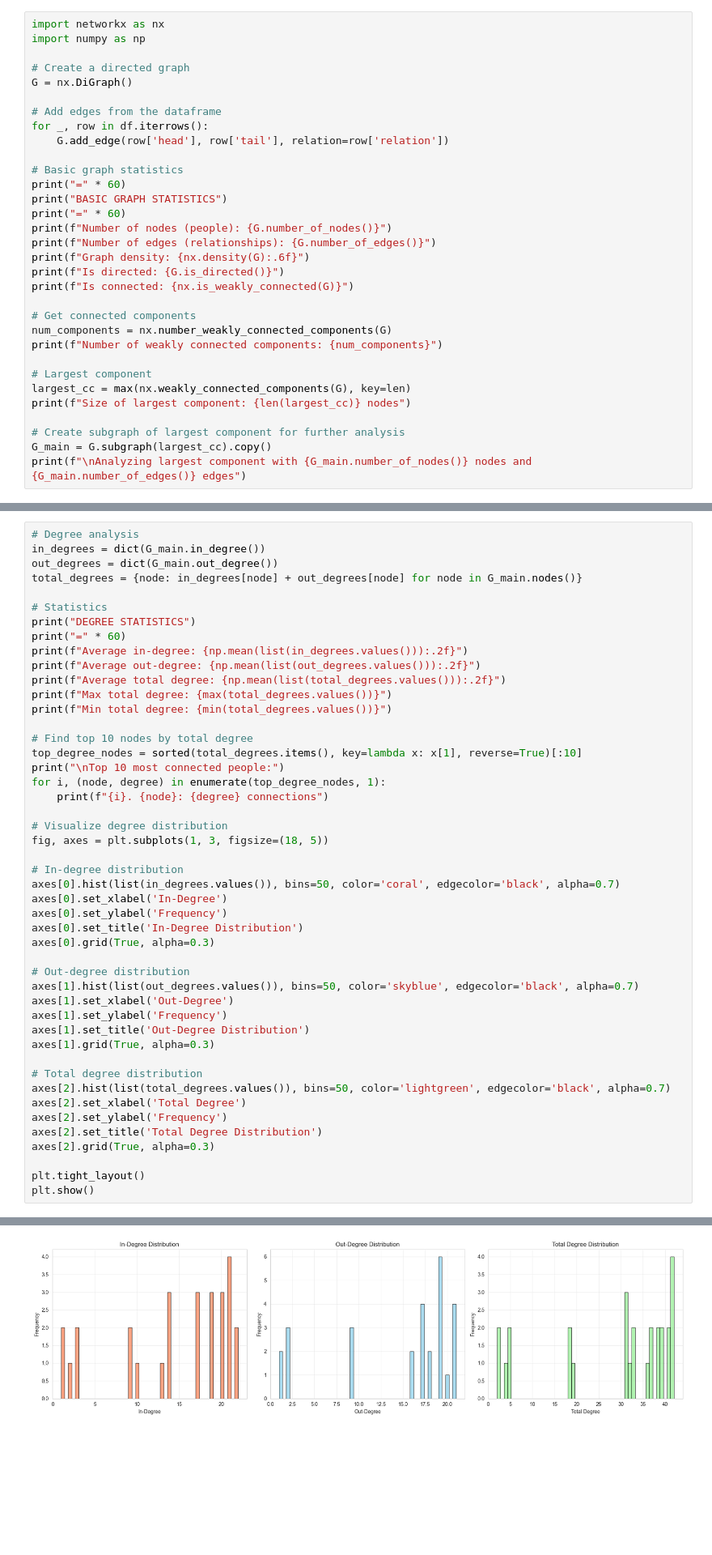
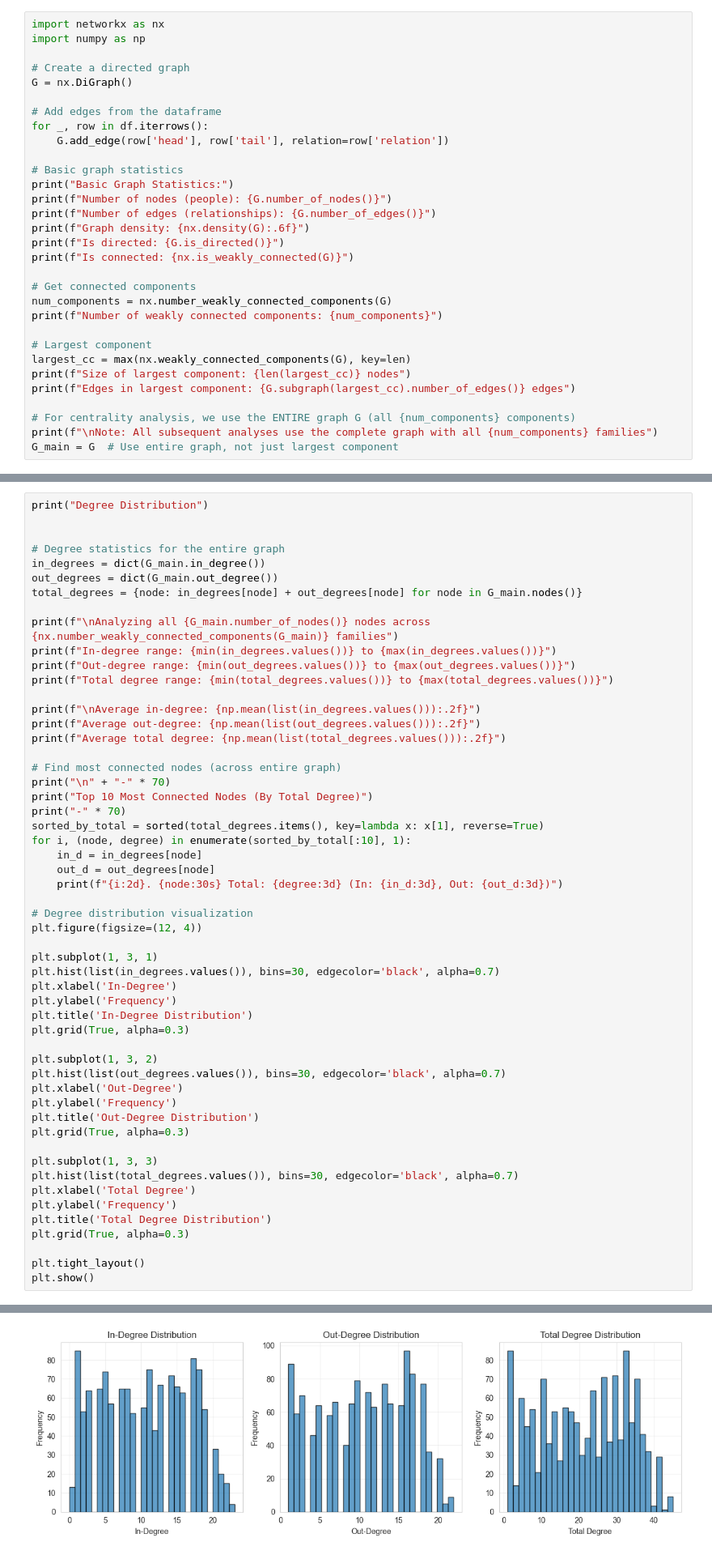
Before and after one commit to dnebhrajani/metafam-knowledge-graph, a Jupyter notebook: task1_exploration.ipynb, the cells around one changed output, grey strips where cells are left out. Shown at 81% size. Drawn from its saved outputs; the diff is of its cells as text; blank space fills up the shorter version.

```diff
--- a/task1_exploration.ipynb
+++ b/task1_exploration.ipynb
@@ -357,9 +321,7 @@ for _, row in df.iterrows():
     G.add_edge(row['head'], row['tail'], relation=row['relation'])
 
 # Basic graph statistics
-print("=" * 60)
-print("BASIC GRAPH STATISTICS")
-print("=" * 60)
+print("Basic Graph Statistics:")
 print(f"Number of nodes (people): {G.number_of_nodes()}")
 print(f"Number of edges (relationships): {G.number_of_edges()}")
 print(f"Graph density: {nx.density(G):.6f}")
@@ -373,8 +335,9 @@ print(f"Number of weakly connected components: {num_components}")
 # Largest component
 largest_cc = max(nx.weakly_connected_components(G), key=len)
 print(f"Size of largest component: {len(largest_cc)} nodes")
+print(f"Edges in largest component: {G.subgraph(largest_cc).number_of_edges()} edges")
 
-# Create subgraph of largest component for further analysis
-G_main = G.subgraph(largest_cc).copy()
-print(f"\nAnalyzing largest component with {G_main.number_of_nodes()} nodes and {G_main.number_of_edges()} edges")
+# For centrality analysis, we use the ENTIRE graph G (all {num_components} components)
+print(f"\nNote: All subsequent analyses use the complete graph with all {num_components} families")
+G_main = G  # Use entire graph, not just largest component
 # %% [output]
@@ -397,47 +359,54 @@ Degree distribution tells us how many relationships each person has. In a family
 # %%
-# Degree analysis
+print("Degree Distribution")
+
+
+# Degree statistics for the entire graph
 in_degrees = dict(G_main.in_degree())
 out_degrees = dict(G_main.out_degree())
 total_degrees = {node: in_degrees[node] + out_degrees[node] for node in G_main.nodes()}
 
-# Statistics
-print("DEGREE STATISTICS")
-print("=" * 60)
-print(f"Average in-degree: {np.mean(list(in_degrees.values())):.2f}")
+print(f"\nAnalyzing all {G_main.number_of_nodes()} nodes across {nx.number_weakly_connected_components(G_main)} families")
+print(f"In-degree range: {min(in_degrees.values())} to {max(in_degrees.values())}")
+print(f"Out-degree range: {min(out_degrees.values())} to {max(out_degrees.values())}")
+print(f"Total degree range: {min(total_degrees.values())} to {max(total_degrees.values())}")
+
+print(f"\nAverage in-degree: {np.mean(list(in_degrees.values())):.2f}")
 print(f"Average out-degree: {np.mean(list(out_degrees.values())):.2f}")
 print(f"Average total degree: {np.mean(list(total_degrees.values())):.2f}")
-print(f"Max total degree: {max(total_degrees.values())}")
-print(f"Min total degree: {min(total_degrees.values())}")
 
-# Find top 10 nodes by total degree
-top_degree_nodes = sorted(total_degrees.items(), key=lambda x: x[1], reverse=True)[:10]
-print("\nTop 10 most connected people:")
-for i, (node, degree) in enumerate(top_degree_nodes, 1):
-    print(f"{i}. {node}: {degree} connections")
+# Find most connected nodes (across entire graph)
+print("\n" + "-" * 70)
+print("Top 10 Most Connected Nodes (By Total Degree)")
+print("-" * 70)
+sorted_by_total = sorted(total_degrees.items(), key=lambda x: x[1], reverse=True)
+for i, (node, degree) in enumerate(sorted_by_total[:10], 1):
+    in_d = in_degrees[node]
+    out_d = out_degrees[node]
+    print(f"{i:2d}. {node:30s} Total: {degree:3d} (In: {in_d:3d}, Out: {out_d:3d})")
 
-# Visualize degree distribution
-fig, axes = plt.subplots(1, 3, figsize=(18, 5))
+# Degree distribution visualization
+plt.figure(figsize=(12, 4))
 
-# In-degree distribution
-axes[0].hist(list(in_degrees.values()), bins=50, color='coral', edgecolor='black', alpha=0.7)
-axes[0].set_xlabel('In-Degree')
-axes[0].set_ylabel('Frequency')
-axes[0].set_title('In-Degree Distribution')
-axes[0].grid(True, alpha=0.3)
+plt.subplot(1, 3, 1)
+plt.hist(list(in_degrees.values()), bins=30, edgecolor='black', alpha=0.7)
+plt.xlabel('In-Degree')
+plt.ylabel('Frequency')
+plt.title('In-Degree Distribution')
+plt.grid(True, alpha=0.3)
 
-# Out-degree distribution
-axes[1].hist(list(out_degrees.values()), bins=50, color='skyblue', edgecolor='black', alpha=0.7)
-axes[1].set_xlabel('Out-Degree')
-axes[1].set_ylabel('Frequency')
-axes[1].set_title('Out-Degree Distribution')
-axes[1].grid(True, alpha=0.3)
+plt.subplot(1, 3, 2)
+plt.hist(list(out_degrees.values()), bins=30, edgecolor='black', alpha=0.7)
+plt.xlabel('Out-Degree')
+plt.ylabel('Frequency')
+plt.title('Out-Degree Distribution')
+plt.grid(True, alpha=0.3)
 
-# Total degree distribution
-axes[2].hist(list(total_degrees.values()), bins=50, color='lightgreen', edgecolor='black', alpha=0.7)
-axes[2].set_xlabel('Total Degree')
-axes[2].set_ylabel('Frequency')
-axes[2].set_title('Total Degree Distribution')
-axes[2].grid(True, alpha=0.3)
+plt.subplot(1, 3, 3)
+plt.hist(list(total_degrees.values()), bins=30, edgecolor='black', alpha=0.7)
+plt.xlabel('Total Degree')
+plt.ylabel('Frequency')
+plt.title('Total Degree Distribution')
+plt.grid(True, alpha=0.3)
 
 plt.tight_layout()
 plt.show()
@@ -464,4 +431,4 @@ Top 10 most connected people:
-[figure, old version]
+[figure, new version]
 # %% [markdown]
 ### Centrality Measures
 
```
Also changed, not shown: parts of 33 cells of this notebook, 2 other files.
